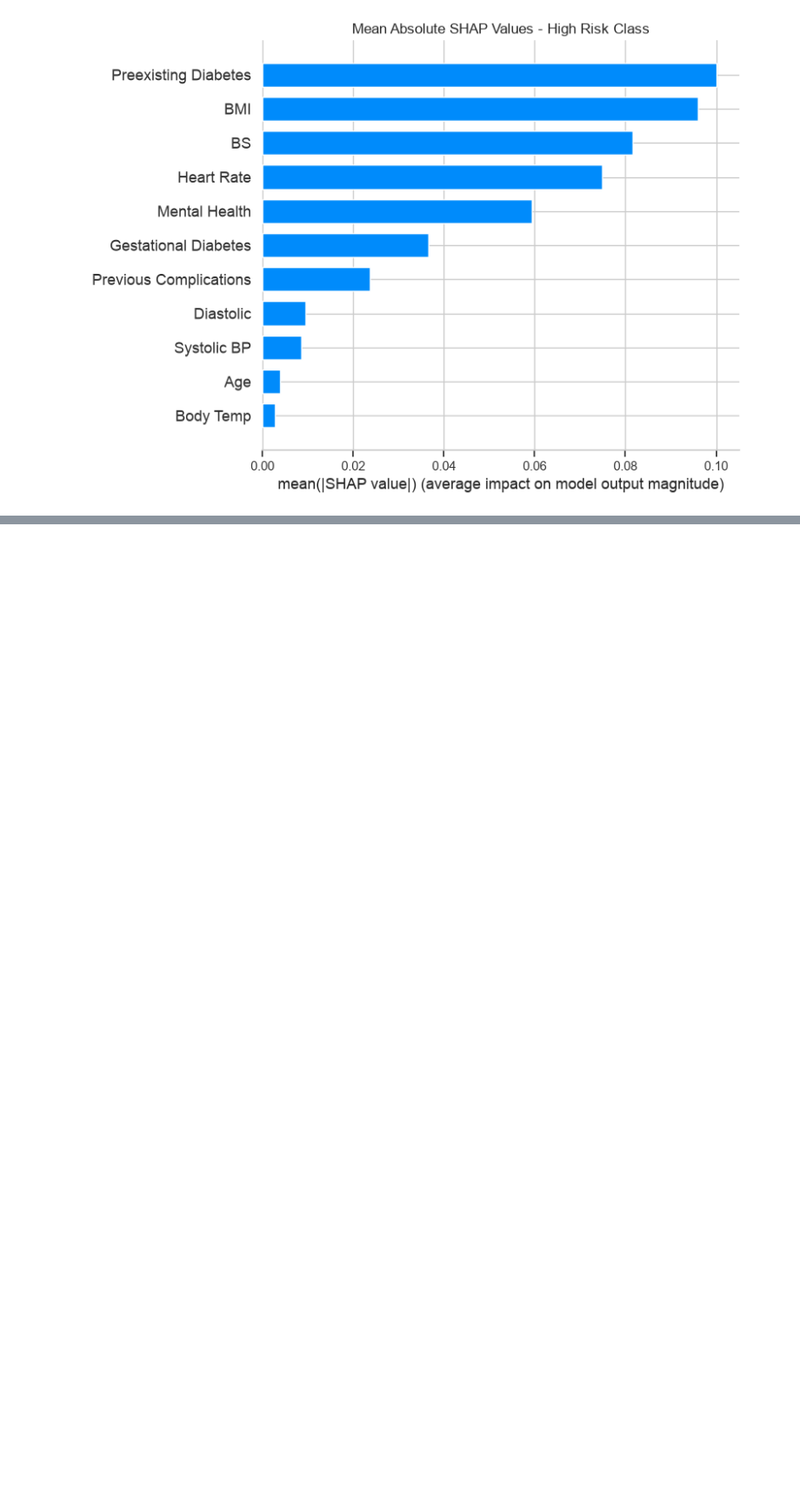
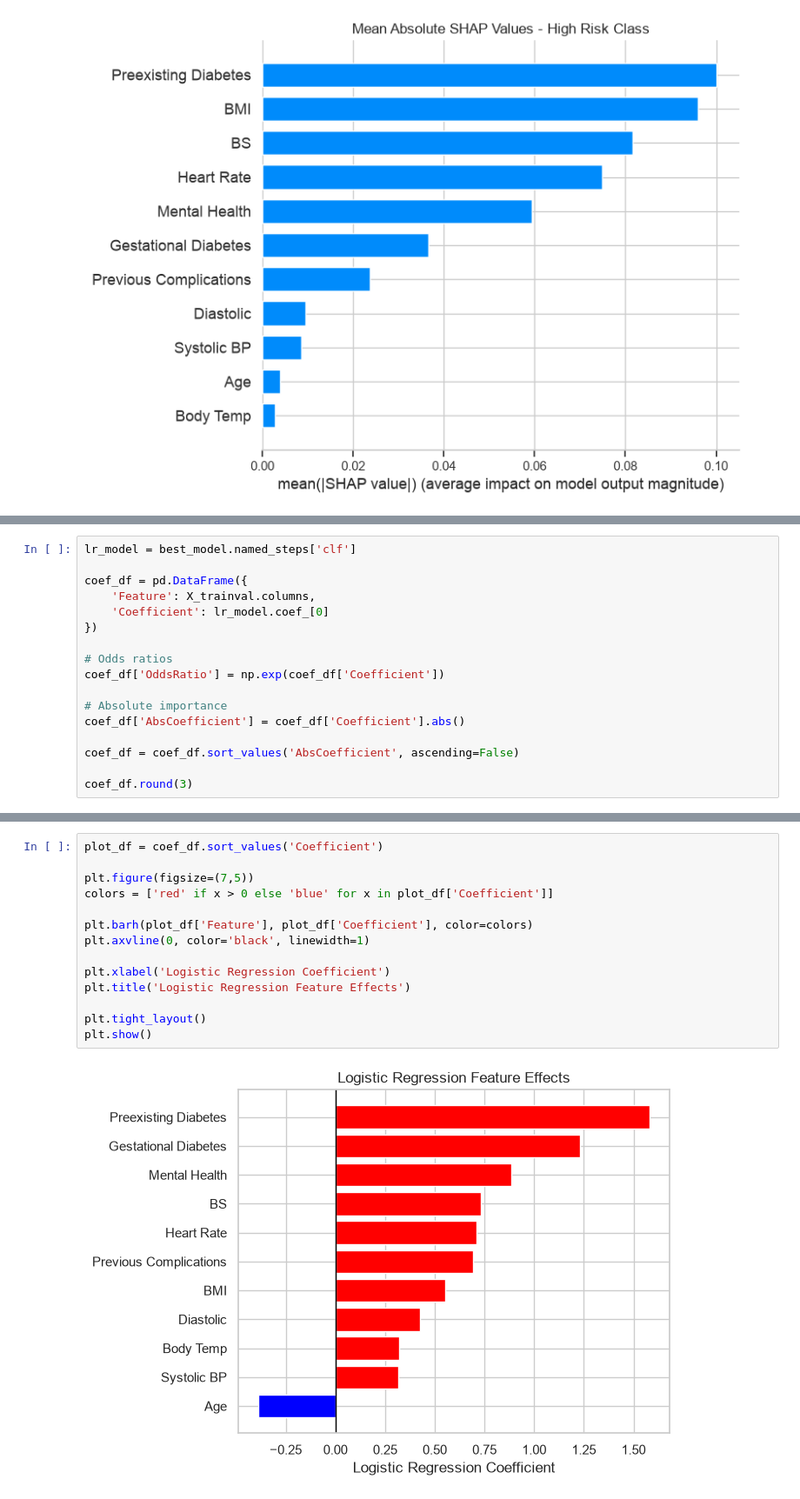
Before and after one commit to AislingLangston/maternal_health_ml_model, a Jupyter notebook: assignment_2.ipynb, the cells around one changed output, grey strips where cells are left out. Shown at 87% size. Cells and saved outputs as stored; diff of their text form; blank space fills up the shorter version.

Commit message:
evaluation of models

```diff
--- a/assignment_2.ipynb
+++ b/assignment_2.ipynb
@@ -634,0 +706,17 @@ plt.show()
+# %%
+lr_model = best_model.named_steps['clf']
+
+coef_df = pd.DataFrame({
+    'Feature': X_trainval.columns,
+    'Coefficient': lr_model.coef_[0]
+})
+
+# Odds ratios
+coef_df['OddsRatio'] = np.exp(coef_df['Coefficient'])
+
+# Absolute importance
+coef_df['AbsCoefficient'] = coef_df['Coefficient'].abs()
+
+coef_df = coef_df.sort_values('AbsCoefficient', ascending=False)
+
+coef_df.round(3)
@@ -634,0 +736,16 @@ plt.show()
+# %%
+plot_df = coef_df.sort_values('Coefficient')
+
+plt.figure(figsize=(7,5))
+colors = ['red' if x > 0 else 'blue' for x in plot_df['Coefficient']]
+
+plt.barh(plot_df['Feature'], plot_df['Coefficient'], color=colors)
+plt.axvline(0, color='black', linewidth=1)
+
+plt.xlabel('Logistic Regression Coefficient')
+plt.title('Logistic Regression Feature Effects')
+
+plt.tight_layout()
+plt.show()
+# %% [output]
+[figure, added]
```
Also changed, not shown: parts of 8 cells of this notebook, 2 other files.
